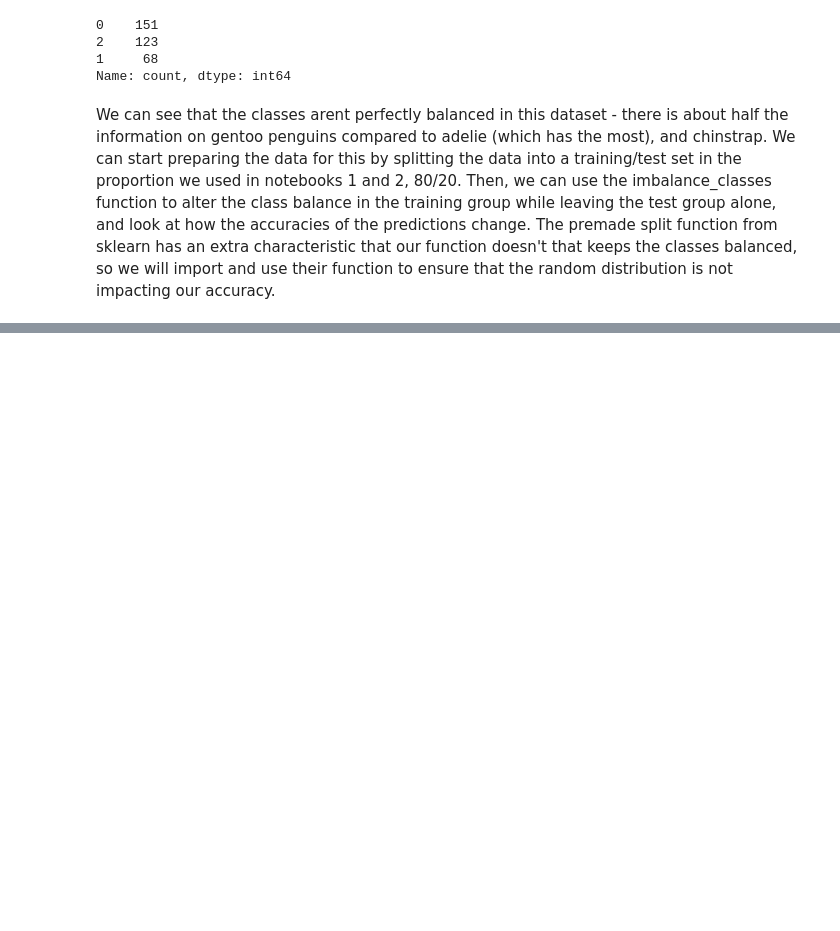
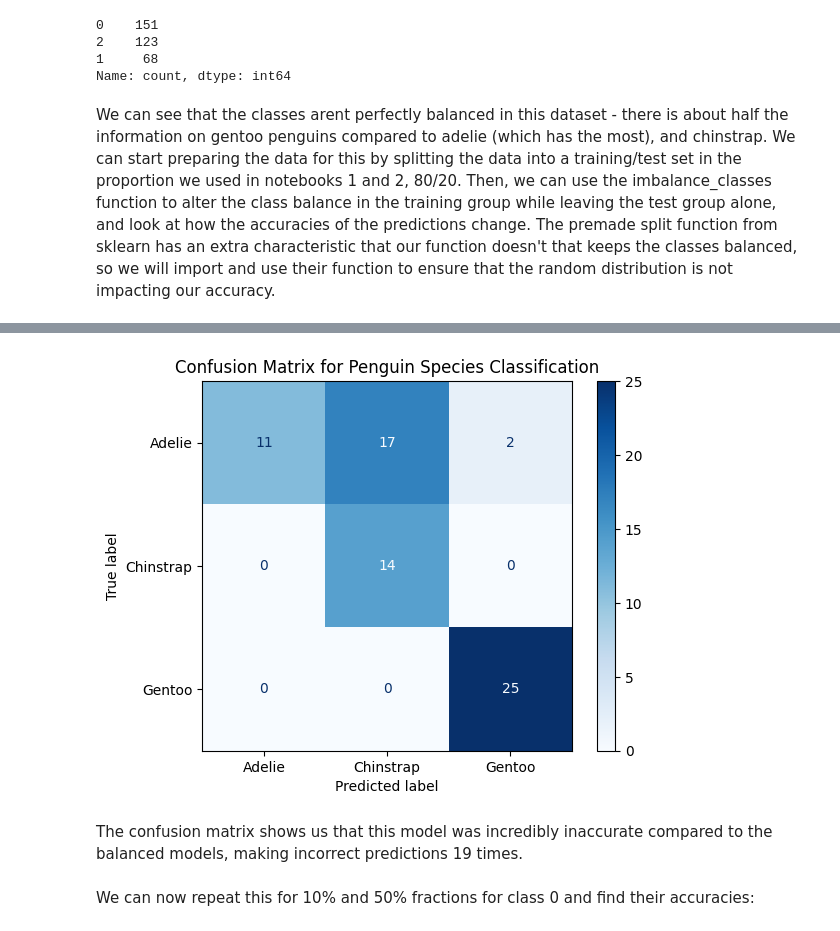
Before and after one commit to up2055783/ACT-Coursework, a Jupyter notebook: py/Q3_folder/03-question-3.ipynb, the cells around one changed output, grey strips where cells are left out. Saved outputs shown, nothing was run; the diff lists cells and outputs as text; code cells hidden in the pictures; blank space fills up the shorter version.

```diff
--- a/py/Q3_folder/03-question-3.ipynb
+++ b/py/Q3_folder/03-question-3.ipynb
@@ -435,4 +435,5 @@ We can see that the classes arent perfectly balanced in this dataset - there is
 # %%
 #splitting the data into training and testing groups
 from sklearn.model_selection import train_test_split #importing premade feature from sklearn
-X_train, X_test, y_train, y_test = train_test_split(x, y, test_size=0.2, random_state=42, stratify=y)
+x_train, x_test, y_train, y_test = train_test_split(x, y, test_size=0.2, random_state=42, stratify=y)
+print(y_train.value_counts()) #checking target training data
@@ -441,2 +449,4 @@ We will now use our helper function to imbalance the classes and check predictio
 # %%
 #imbalancing the classes using the helper function
+x_imbalanced, y_imbalanced = imbalance_classes(x_train, y_train, classes_to_reduce=[0], reduction_fraction=0.99, random_state=42)
+y_imbalanced.value_counts() #looking at the value counts for target training data
@@ -442,0 +460,3 @@ We will now use our helper function to imbalance the classes and check predictio
+# %%
+#scaling the data using the scale_features function
+x_imablanced_train_scaled, x_test_scaled = scale_features(x_imbalanced, x_test) #scaling the imbalanced training data
@@ -442,0 +465,8 @@ We will now use our helper function to imbalance the classes and check predictio
+# %%
+#creating and training the mlp
+mlp_imbalanced = train_neural_network(x_imablanced_train_scaled, y_imbalanced, hidden_layers=(16,16), epochs=1000, random_state=42)
+
+#evaluating the accuracy of the imbalanced mlp
+accuracy_imbalanced, report_imbalanced = evaluate_neural_network(mlp_imbalanced, x_test_scaled, y_test)
+print("Accuracy of the neural network:\n", accuracy_imbalanced) #printing the accuracy
+print("Classification Report:\n", report_imbalanced) #printing the classification report
@@ -442,0 +488,14 @@ We will now use our helper function to imbalance the classes and check predictio
+# %%
+#plotting a confusion matrix for perfomance visualisation
+cm = confusion_matrix(y_test, y_pred = mlp_imbalanced.predict(x_test_scaled), labels=mlp_imbalanced.classes_)
+disp = ConfusionMatrixDisplay(confusion_matrix=cm, display_labels=labels.classes_)
+disp.plot(cmap=plt.cm.Blues)
+plt.title("Confusion Matrix for Penguin Species Classification")
+plt.savefig("../../images/03_confusion_matrix_ii_01_001.png")
+plt.show()
+# %% [output]
+[figure, added]
+# %% [markdown]
+The confusion matrix shows us that this model was incredibly inaccurate compared to the balanced models, making incorrect predictions 19 times.
+# %% [markdown]
+We can now repeat this for 10% and 50% fractions for class 0 and find their accuracies:
```
Also changed, not shown: parts of 11 cells of this notebook.
